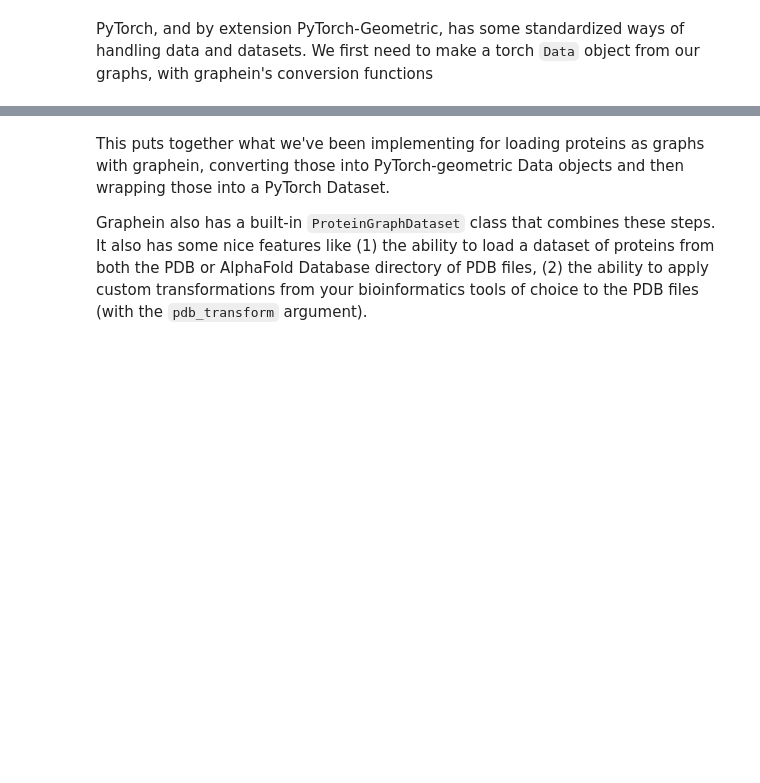
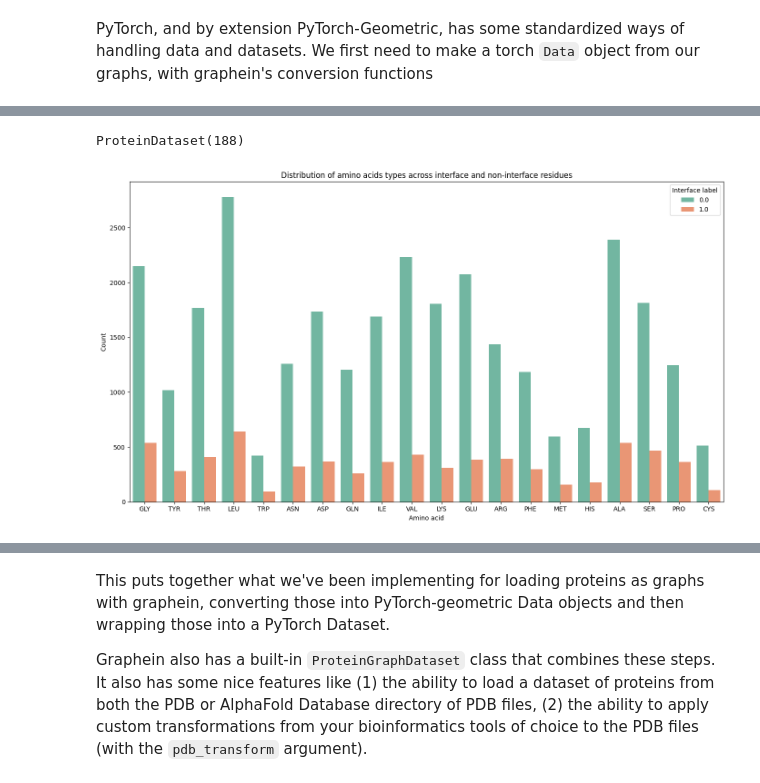
Before and after one commit to PickyBinders/geometric-learning-protein-structures-course, a Jupyter notebook: 1_2_Graph_Datasets.ipynb, the cells around one changed output, grey strips where cells are left out. Cells and saved outputs as stored; diff of their text form; code cells hidden in the pictures; blank space fills up the shorter version.

```diff
--- a/1_2_Graph_Datasets.ipynb
+++ b/1_2_Graph_Datasets.ipynb
@@ -105,0 +205,10 @@ class ProteinDataset(Dataset):
+# %%
+with open('full_masif_site_dataset.txt') as f:
+    protein_names = [line.strip() for line in f]
+
+print(f"Original list length: {len(protein_names)}")
+
+dataset = ProteinDataset(root='./',
+                         protein_names=protein_names[:200],
+                         pre_transform=None,
+                         transform=None)
@@ -105,0 +235,28 @@ class ProteinDataset(Dataset):
+# %%
+dataset
+# %% [output]
+ProteinDataset(188)
+# %%
+all_amino_acids = []
+all_interface_labels = []
+
+for torch_graph in dataset:
+    extracted_amino_acids = [s.split(":")[1] for s in torch_graph.node_id]
+    all_amino_acids.extend(extracted_amino_acids)
+    all_interface_labels.extend(torch_graph.y.tolist())
+
+data_with_aa = {
+    "amino acid": all_amino_acids,
+    "interface labels": all_interface_labels
+}
+
+plt.figure(figsize=(14, 8))
+sns.countplot(x="amino acid", hue="interface labels", data=data_with_aa, palette="Set2")
+plt.title("Distribution of amino acids types across interface and non-interface residues")
+plt.ylabel("Count")
+plt.xlabel("Amino acid")
+plt.legend(title="Interface label", loc='upper right')
+plt.tight_layout()
+plt.show()
+# %% [output]
+[figure, added]
```
Also changed, not shown: parts of 22 cells of this notebook, 3 other files.
